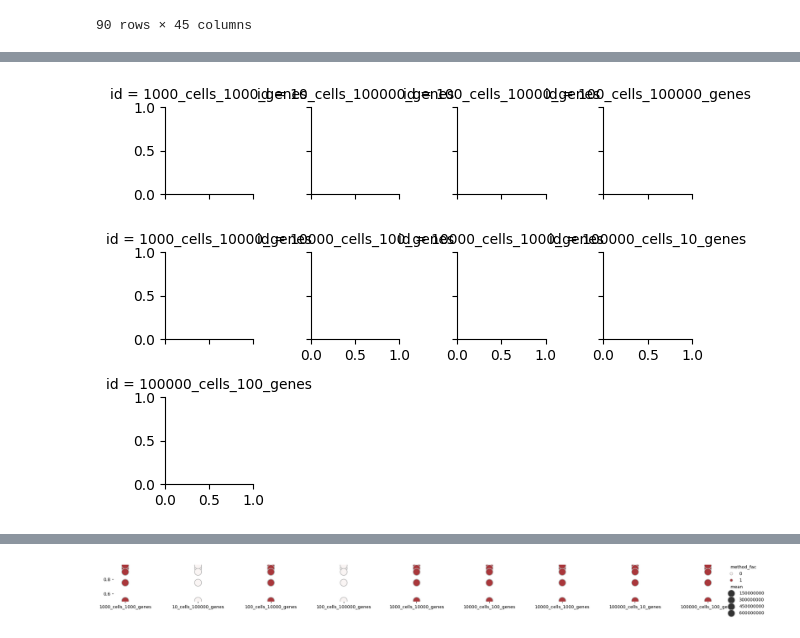
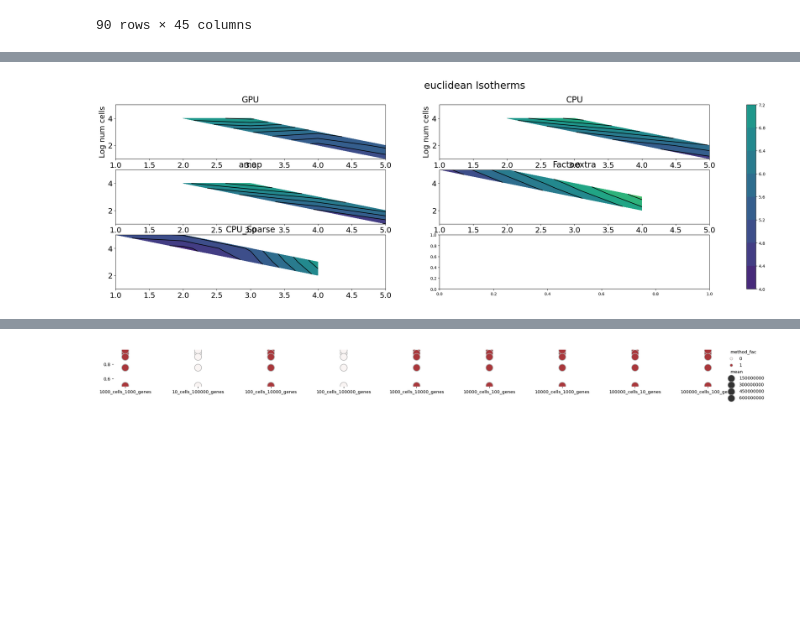
Before and after one commit to lab-medvedeva/Article-GADES, a Jupyter notebook: reproducibility/Sparse_plots.ipynb, the cells around one changed output, grey strips where cells are left out. Cells and saved outputs as stored; diff of their text form; code cells hidden in the pictures; blank space fills up the shorter version.

Commit message:
Sparse Plots - updated

```diff
--- a/reproducibility/Sparse_plots.ipynb
+++ b/reproducibility/Sparse_plots.ipynb
@@ -272,3 +284,17 @@ df
 | 88 | ../../DistanceBenchmarking/Genera... | CPU_Sp | 100 | euclidean | 1.436580e+08 | 1.815745e+07 | 1.544098e+08 | 2.137308e+08 | 1.403733e+08 | 1.808756e+08 | ... | ... |
 | 89 | ../../DistanceBenchmarking/Genera... | CPU_Sp | 100 | euclidean | 1.984455e+08 | 1.089220e+07 | 2.139871e+08 | 2.375272e+08 | 1.951034e+08 | 2.022133e+08 | ... | ... |
 90 rows × 45 columns
+# %%
+df2 = df.dropna()
+dfl = pd.DataFrame()
+dfl['method'] = df2['Method'] #df2['metric']+'_'+df2['method']
+dfl['cells'] = df2['logWX']
+dfl['peaks'] = df2['logWY']
+dfl['logW'] = np.log10(df2['|W|'])
+dfl['time'] = df2['logMeanTime']
+dfl['sparsity'] = df2['sparsity']
+
+
+method = 'euclidean'
+method_lower = method.lower()
+dfl
@@ -275,11 +315,79 @@ df
+# %%
+from matplotlib.colors import BoundaryNorm
+cmap = plt.get_cmap()
+cmap.N
+norm_p      = BoundaryNorm(np.linspace(3, 11.0, 19), ncolors=cmap.N, clip=True)
+norm_s      = BoundaryNorm(np.linspace(0, 1.0, 19), ncolors=cmap.N, clip=True)
 # %%
-grid = sns.FacetGrid(matrix, col="id",hue="method", palette="tab20c",
-                     col_wrap=4, height=1.5)
-g.map(sns.violinplot,'sparsity','mean',
-               split=True, inner="quart", linewidth=1)
-grid.set(xticks=np.arange(5), yticks=[-3, 3],
-         xlim=(-.5, 4.5), ylim=(-3.5, 3.5))
+fig, ax = plt.subplots(nrows=3, ncols=2, figsize=(32, 8))
+fig.suptitle(f'{method} Isotherms', fontsize=24)
 
-# Adjust the arrangement of the plots
-grid.fig.tight_layout(w_pad=1)
+current_dfr = dfr[dfr.method == f'{method_lower}_GPU']
+
+current_axis = ax[0][0]
+current_axis.set_title('GPU', fontsize=20)
+current_axis.set_xlim(1.0, 5.0)
+current_axis.set_ylim(1.0, 5.0)
+current_axis.set_xlabel('Log num genes', fontsize=18)
+current_axis.set_ylabel('Log num cells', fontsize=18)
+current_axis.tick_params(axis='x', labelsize=18)
+current_axis.tick_params(axis='y', labelsize=18)
+tcf = current_axis.tricontourf(current_dfr.peaks,current_dfr.cells,current_dfr.time, norm=norm_p)
+contour = current_axis.tricontour(current_dfr.peaks,current_dfr.cells,current_dfr.time, colors='k', norm=norm_p)
+
+current_dfr = dfr[dfr.method == f'{method_lower}_CPU']
+#print(current_dfr)
+current_axis = ax[0][1]
+current_axis.set_title('CPU', fontsize=20)
+current_axis.set_xlim(1.0, 5.0)
+current_axis.set_ylim(1.0, 5.0)
+current_axis.set_xlabel('Log num genes', fontsize=18)
+current_axis.set_ylabel('Log num cells', fontsize=18)
+current_axis.tick_params(axis='x', labelsize=18)
+current_axis.tick_params(axis='y', labelsize=18)
+tcf = current_axis.tricontourf(current_dfr.peaks,current_dfr.cells,current_dfr.time, norm=norm_p)
+# fig.colorbar(tcf)
+contour = current_axis.tricontour(current_dfr.peaks,current_dfr.cells,current_dfr.time, colors='k', norm=norm_p)
+
+current_dfr = dfr[dfr.method == f'{method_lower}_amap']
+current_axis = ax[1][0]
+current_axis.set_title(f'amap', fontsize=20)
+current_axis.set_xlim(1.0, 5.0)
+current_axis.set_ylim(1.0, 5.0)
+current_axis.set_xlabel('Log num genes', fontsize=18)
+current_axis.tick_params(axis='x', labelsize=18)
+current_axis.tick_params(axis='y', labelsize=18)
+# current_axis.set_ylabel('Log num cells', fontsize=18)
+tcf = current_axis.tricontourf(current_dfr.peaks,current_dfr.cells,current_dfr.time, norm=norm_p)
+contour = current_axis.tricontour(current_dfr.peaks,current_dfr.cells,current_dfr.time, colors='k', norm=norm_p)
+
+current_dfr = dfr[dfr.method == f'{method_lower}_factoextra']
+#print(current_dfr)
+current_axis = ax[1][1]
+current_axis.set_title('Factoextra', fontsize=20)
+current_axis.set_xlim(1.0, 5.0)
+current_axis.set_ylim(1.0, 5.0)
+current_axis.tick_params(axis='x', labelsize=18)
+current_axis.tick_params(axis='y', labelsize=18)
+# current_axis.set_ylabel('Log num cells', fontsize=18)
+tcf = current_axis.tricontourf(current_dfr.peaks,current_dfr.cells,current_dfr.time, norm=norm_p)
+
+contour = current_axis.tricontour(current_dfr.peaks,current_dfr.cells,current_dfr.time, colors='k', norm=norm_p)
+
+current_dfr = dfl[dfl.method == f'{method_lower}_CPU_Sp']
+#print(current_dfr)
+current_axis = ax[2][0]
+current_axis.set_title('CPU_Sparse', fontsize=20)
+current_axis.set_xlim(1.0, 5.0)
+current_axis.set_ylim(1.0, 5.0)
+current_axis.tick_params(axis='x', labelsize=18)
+current_axis.tick_params(axis='y', labelsize=18)
+# current_axis.set_ylabel('Log num cells', fontsize=18)
+tcf = current_axis.tricontourf(current_dfr.peaks,current_dfr.cells,current_dfr.time, norm=norm_p)
+
+contour = current_axis.tricontour(current_dfr.peaks,current_dfr.cells,current_dfr.time, colors='k', norm=norm_p)
+
+
+fig.colorbar(tcf, ax=ax)
+plt.savefig(f'Isotherm{method}.png', bbox_inches='tight')
 # %% [output]
@@ -287 +394 @@ ValueError: operands could not be broadcast together with shapes (92,) (80,)
-[figure, old version]
+[figure, new version]
```
Also changed, not shown: parts of 9 cells of this notebook.
